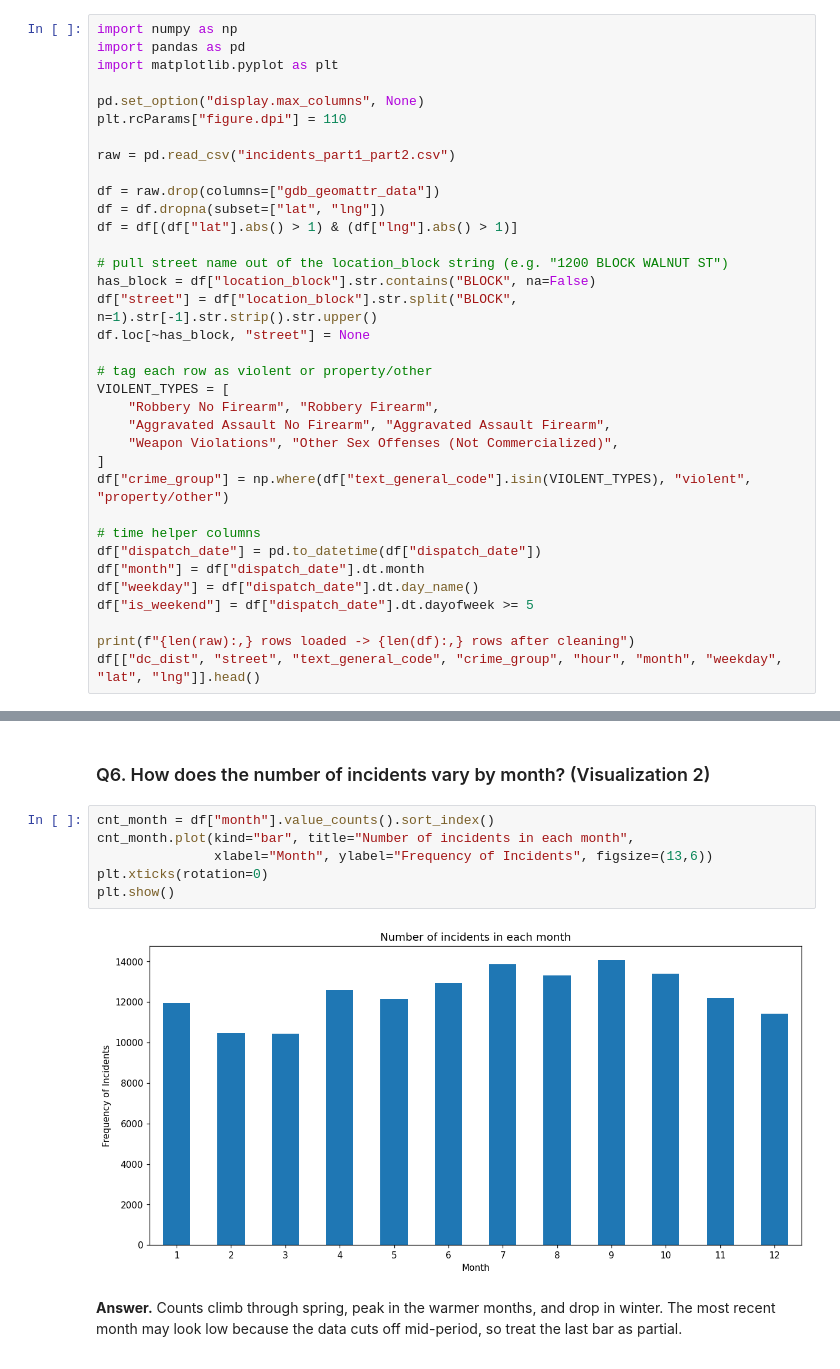
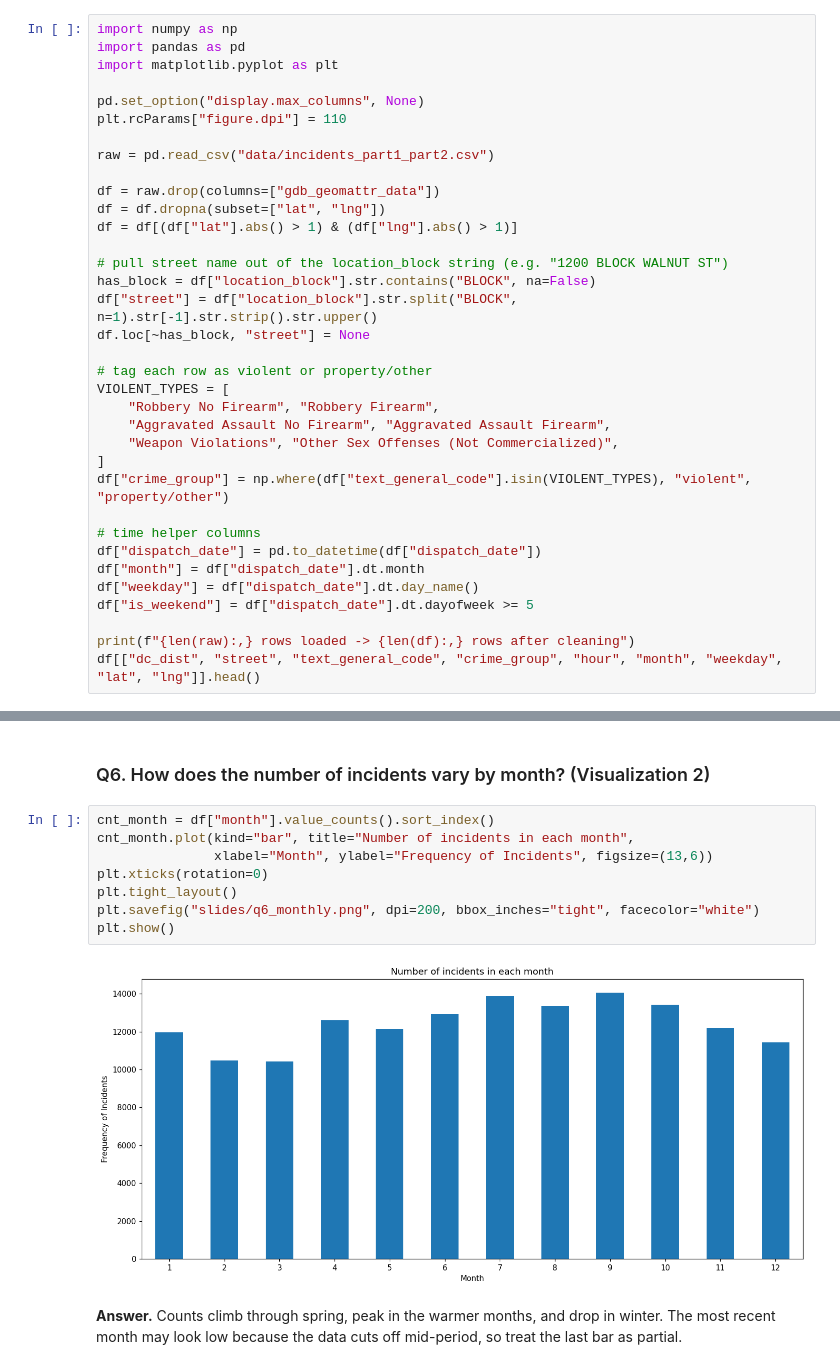
Before and after one commit to wljf817/portfolio-site, a Jupyter notebook: projects/philly-crime-analysis.ipynb, the cells around one changed output, grey strips where cells are left out. Cells and saved outputs as stored; diff of their text form.

Commit message:
Update Pandas notebook and project data

```diff
--- a/projects/philly-crime-analysis.ipynb
+++ b/projects/philly-crime-analysis.ipynb
@@ -12,7 +12,7 @@ import matplotlib.pyplot as plt
 pd.set_option("display.max_columns", None)
 plt.rcParams["figure.dpi"] = 110
 
-raw = pd.read_csv("incidents_part1_part2.csv")
+raw = pd.read_csv("data/incidents_part1_part2.csv")
 
 df = raw.drop(columns=["gdb_geomattr_data"])
 df = df.dropna(subset=["lat", "lng"])
@@ -230,11 +195,13 @@ dtype: int64
 # %%
 cnt_month = df["month"].value_counts().sort_index()
 cnt_month.plot(kind="bar", title="Number of incidents in each month",
                xlabel="Month", ylabel="Frequency of Incidents", figsize=(13,6))
 plt.xticks(rotation=0)
+plt.tight_layout()
+plt.savefig("slides/q6_monthly.png", dpi=200, bbox_inches="tight", facecolor="white")
 plt.show()
 # %% [output]
-[figure, old version]
+[figure, new version]
 # %% [markdown]
 **Answer.** Counts climb through spring, peak in the warmer months, and drop in winter. The most recent month may look low because the data cuts off mid-period, so treat the last bar as partial.
 # %% [markdown]
```
Also changed, not shown: parts of 9 cells of this notebook, 5 other files.
